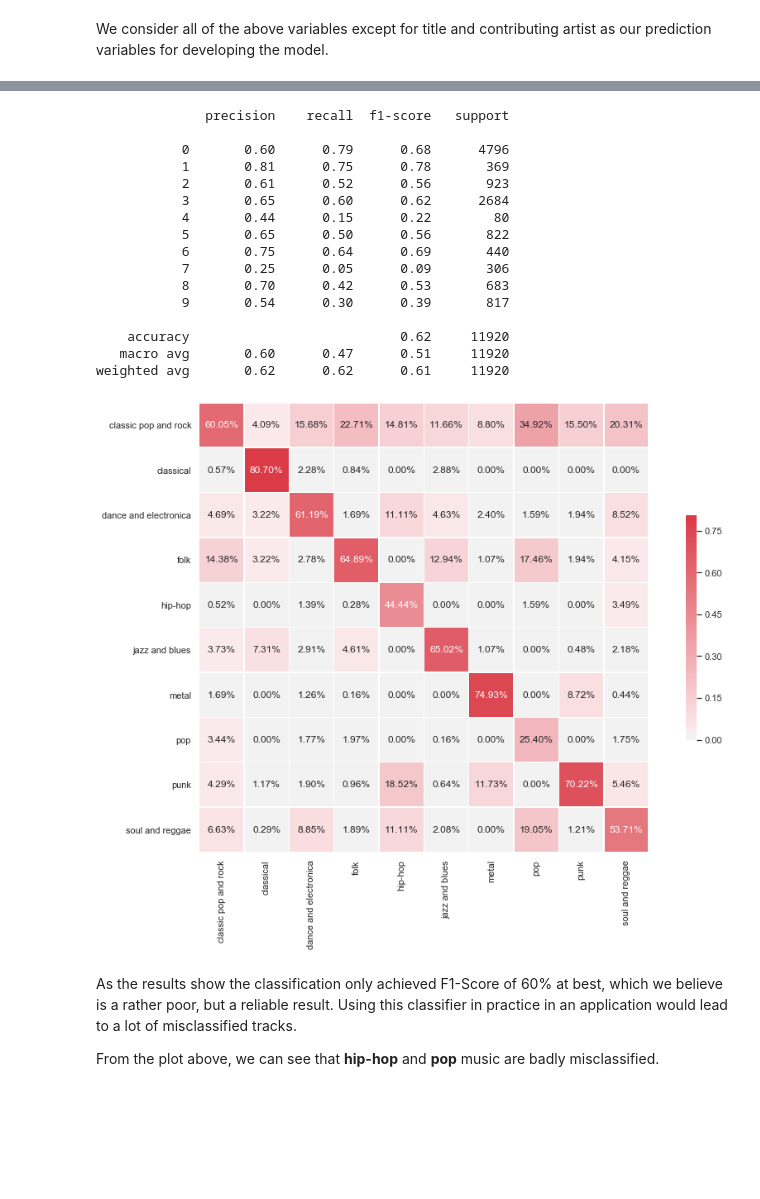
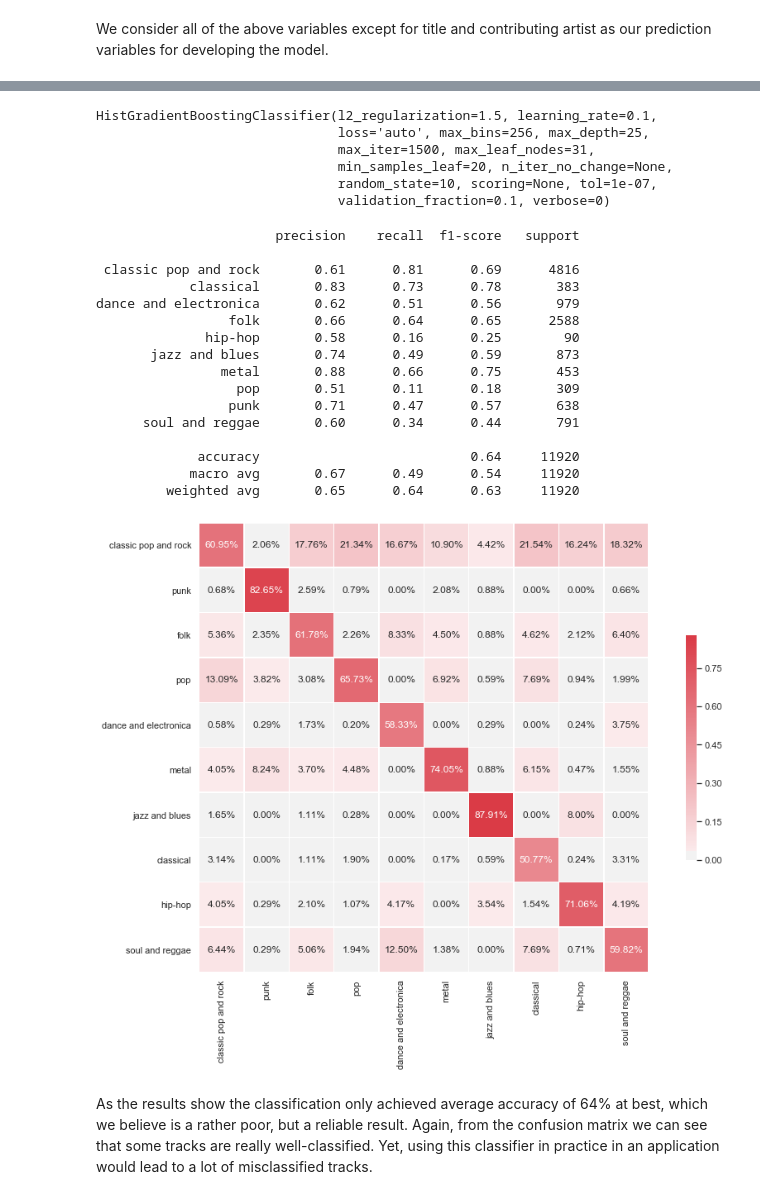
Before and after one commit to raktim314/classify-music-genres-from-acoustic-data, a Jupyter notebook: notebooks/genre_classification.ipynb, the cells around one changed output, grey strips where cells are left out. Drawn from its saved outputs; the diff is of its cells as text; code cells hidden in the pictures; blank space fills up the shorter version.

```diff
--- a/notebooks/genre_classification.ipynb
+++ b/notebooks/genre_classification.ipynb
@@ -328,20 +346,35 @@ GradientBoostingClassifier(criterion='friedman_mse', init=None,
+# %%
+final_model = HistGradientBoostingClassifier(l2_regularization=1.5,
+                                             learning_rate=0.1,
+                                             max_depth=25,
+                                             max_iter=1500,
+                                             random_state=10)
+# %%
+final_model.fit(X_train,y_train)
+# %% [output]
+HistGradientBoostingClassifier(l2_regularization=1.5, learning_rate=0.1,
+                               loss='auto', max_bins=256, max_depth=25,
+                               max_iter=1500, max_leaf_nodes=31,
+                               min_samples_leaf=20, n_iter_no_change=None,
+                               random_state=10, scoring=None, tol=1e-07,
+                               validation_fraction=0.1, verbose=0)
 # %%
-pred=model.predict(X_test)
-print(classification_report(y_test, pred))
+y_pred_hgb = final_model.predict(X_test)
+print(classification_report(y_test, y_pred_hgb))
 # %% [output]
-              precision    recall  f1-score   support
+                       precision    recall  f1-score   support
 
-           0       0.60      0.79      0.68      4796
-           1       0.81      0.75      0.78       369
-           2       0.61      0.52      0.56       923
-           3       0.65      0.60      0.62      2684
-           4       0.44      0.15      0.22        80
-           5       0.65      0.50      0.56       822
-           6       0.75      0.64      0.69       440
-           7       0.25      0.05      0.09       306
-           8       0.70      0.42      0.53       683
-           9       0.54      0.30      0.39       817
+ classic pop and rock       0.61      0.81      0.69      4816
+            classical       0.83      0.73      0.78       383
+dance and electronica       0.62      0.51      0.56       979
+                 folk       0.66      0.64      0.65      2588
+              hip-hop       0.58      0.16      0.25        90
+       jazz and blues       0.74      0.49      0.59       873
+                metal       0.88      0.66      0.75       453
+                  pop       0.51      0.11      0.18       309
+                 punk       0.71      0.47      0.57       638
+      soul and reggae       0.60      0.34      0.44       791
 
-    accuracy                           0.62     11920
-   macro avg       0.60      0.47      0.51     11920
-weighted avg       0.62      0.62      0.61     11920
+             accuracy                           0.64     11920
+            macro avg       0.67      0.49      0.54     11920
+         weighted avg       0.65      0.64      0.63     11920
@@ -350,17 +381,17 @@ categories = list(lb_make.inverse_transform([0,1,2,3,4,5,6,7,8,9]))
+# %%
+categories = genre_df["genre"].unique()
 # %%
-cm = confusion_matrix(y_test, pred)
+cm = confusion_matrix(y_test, y_pred_hgb)
 cm_df = pd.DataFrame(cm, columns=np.asarray(categories), index=np.asarray(categories))
 f , ax = plt.subplots(figsize=(16, 10))
 cmap = sns.diverging_palette(220, 10, as_cmap=True)
 sns.heatmap(cm_df/np.sum(cm_df),cmap=cmap, square=True, center=0, linewidths=.5, annot=True,fmt='.2%', cbar_kws={"shrink": .5})
 bottom, top = ax.get_ylim()
 ax.set_ylim(bottom + 0.5, top - 0.5)
 
-plt.savefig("confusion-matrix.png")
+plt.savefig("../reports/figures/confusion-matrix.png", bbox_inches='tight')
 plt.show()
 # %% [output]
-[figure, old version]
+[figure, new version]
 # %% [markdown]
-As the results show the classification only achieved F1-Score of 60% at best, which we believe is a rather poor, but a reliable result. Using this classifier in practice in an application would lead to a lot of misclassified tracks.
-
-From the plot above, we can see that **hip-hop** and **pop** music are badly misclassified.
+As the results show the classification only achieved average accuracy of 64% at best, which we believe is a rather poor, but a reliable result. Again, from the confusion matrix we can see that some tracks are really well-classified. Yet, using this classifier in practice in an application would lead to a lot of misclassified tracks.
```
Also changed, not shown: parts of 35 cells of this notebook, 32 other files.
